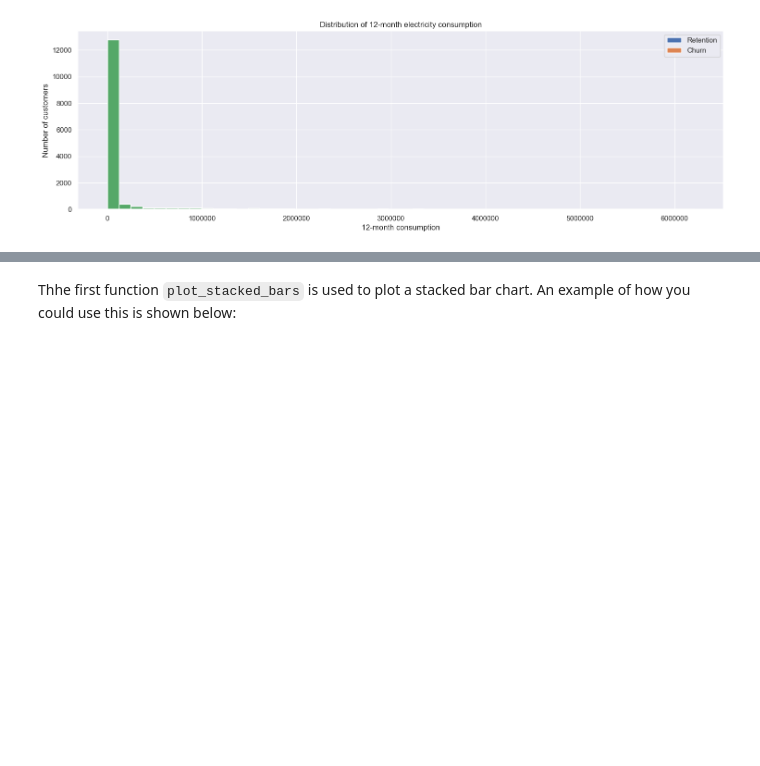
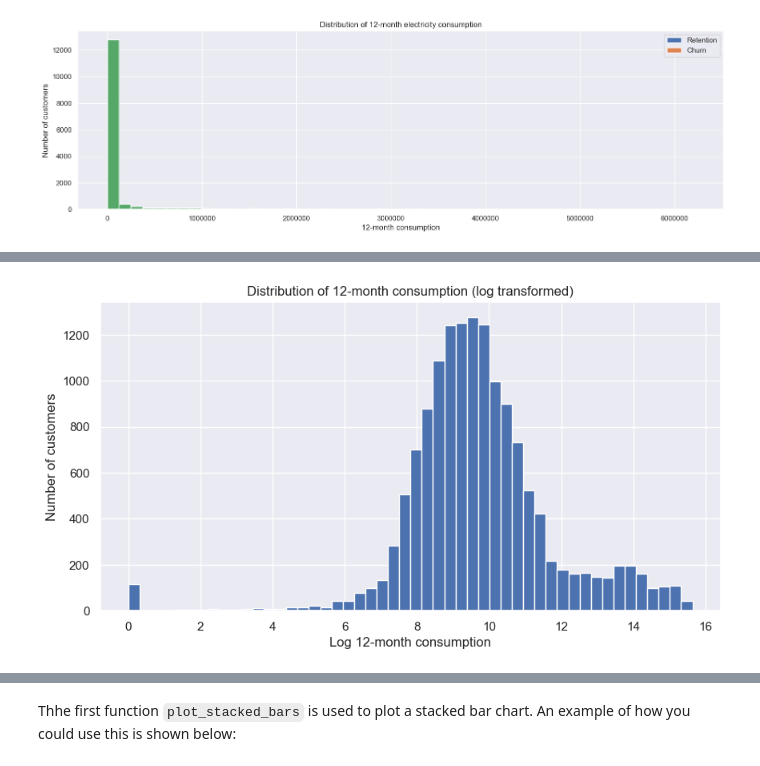
Before and after one commit to simrat28701/bcg-simulation, a Jupyter notebook: Task 2 - eda_starter.ipynb, the cells around one changed output, grey strips where cells are left out. Cells and saved outputs as stored; diff of their text form; code cells hidden in the pictures; blank space fills up the shorter version.

Commit message:
observed the distributions of the data

```diff
--- a/Task 2 - eda_starter.ipynb
+++ b/Task 2 - eda_starter.ipynb
@@ -263,0 +266,14 @@ plt.show()
+# %%
+import numpy as np
+# Use a log scale to examine potential outliers separately
+plt.figure(figsize=(10, 5))
+
+plt.hist(np.log1p(client_df["cons_12m"]), bins=50)
+
+plt.xlabel("Log 12-month consumption")
+plt.ylabel("Number of customers")
+plt.title("Distribution of 12-month consumption (log transformed)")
+
+plt.show()
+# %% [output]
+[figure, added]
```
Also changed, not shown: parts of 8 cells of this notebook.
